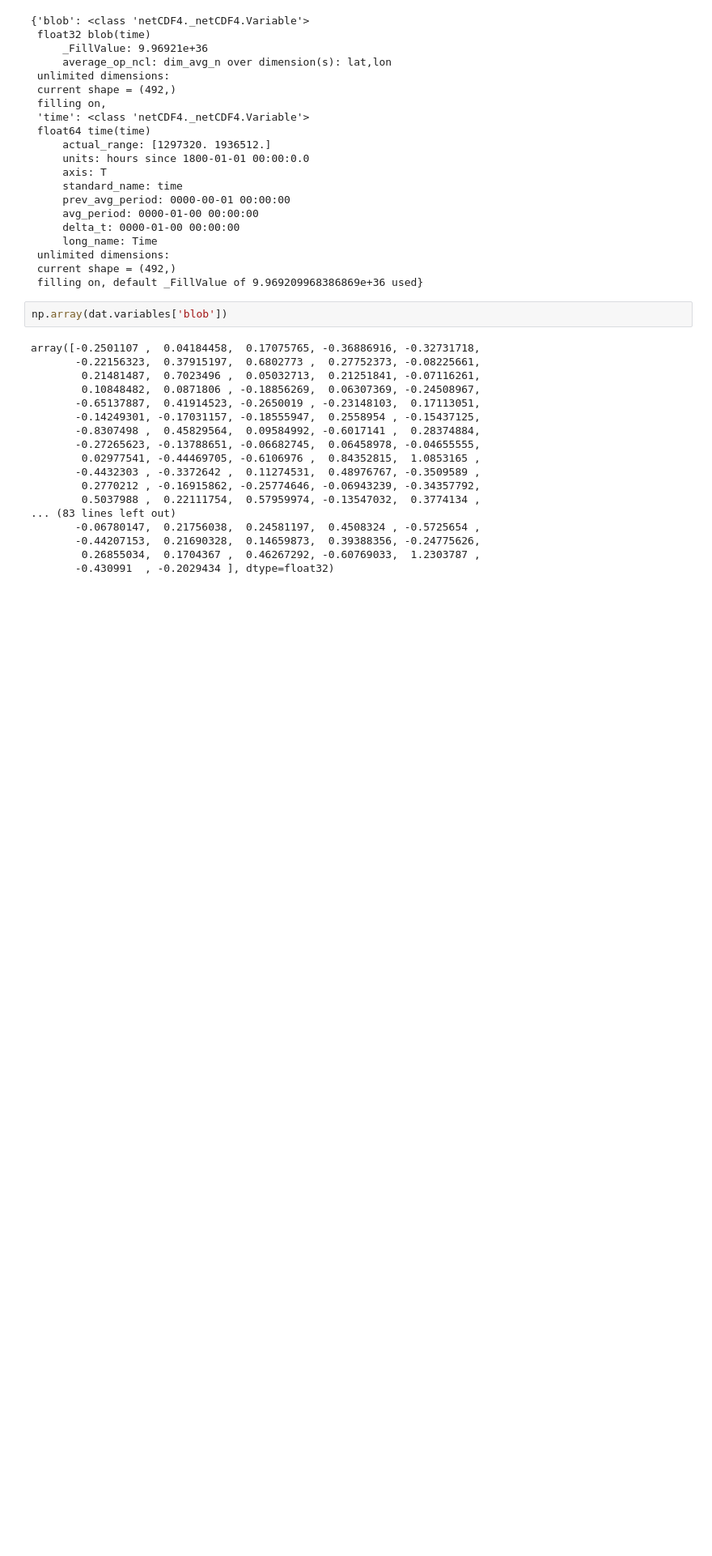
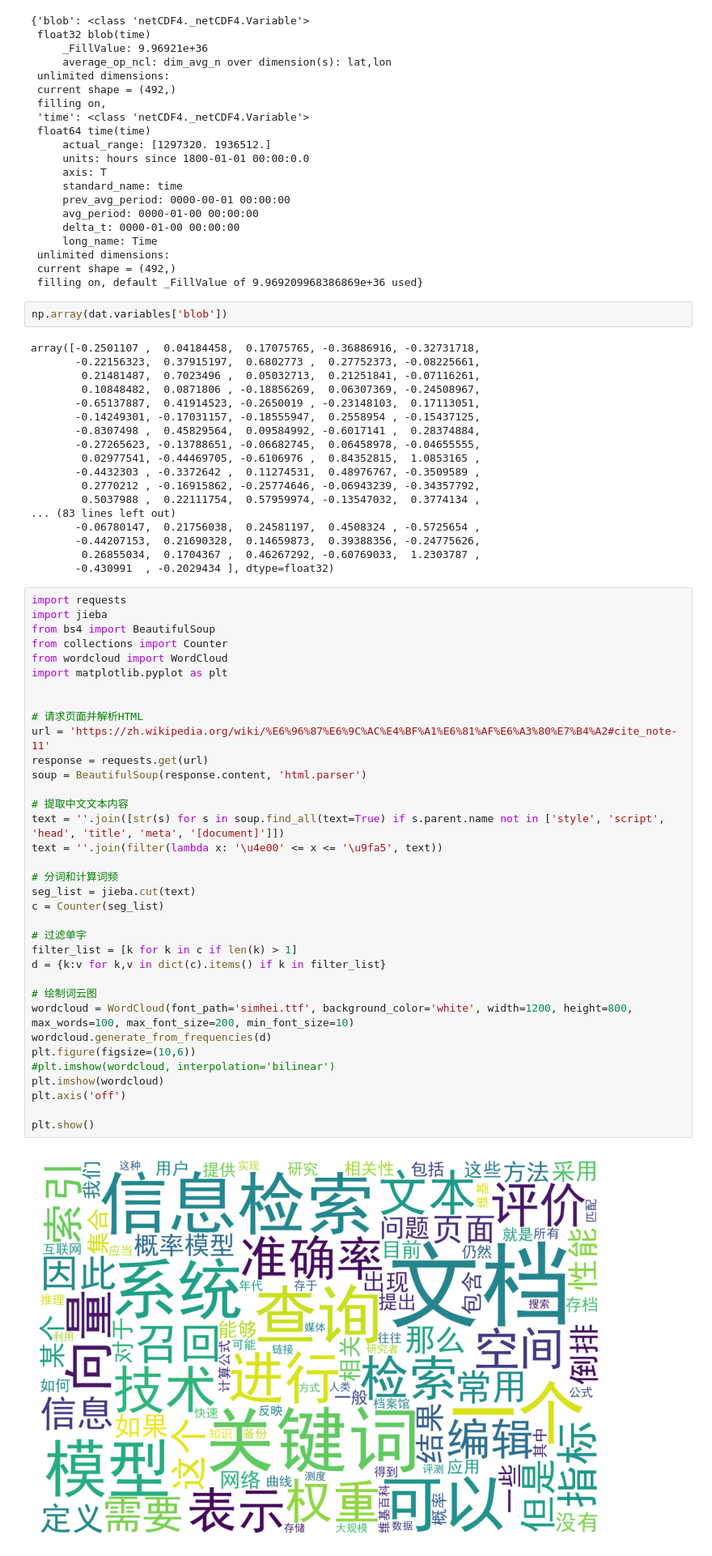
Before and after one commit to Yuhan-xue/heat_budget, a Jupyter notebook: try.ipynb, the cells around one changed output. Shown at 81% size. Cells and saved outputs as stored; diff of their text form; blank space fills up the shorter version.

```diff
--- a/try.ipynb
+++ b/try.ipynb
@@ -46,3 +46,40 @@ array([-0.2501107 ,  0.04184458,  0.17075765, -0.36886916, -0.32731718,
        -0.44207153,  0.21690328,  0.14659873,  0.39388356, -0.24775626,
         0.26855034,  0.1704367 ,  0.46267292, -0.60769033,  1.2303787 ,
        -0.430991  , -0.2029434 ], dtype=float32)
+# %%
+import requests
+import jieba
+from bs4 import BeautifulSoup
+from collections import Counter
+from wordcloud import WordCloud
+import matplotlib.pyplot as plt
+
+
+# 请求页面并解析HTML
+url = 'https://zh.wikipedia.org/wiki/%E6%96%87%E6%9C%AC%E4%BF%A1%E6%81%AF%E6%A3%80%E7%B4%A2#cite_note-11'
+response = requests.get(url)
+soup = BeautifulSoup(response.content, 'html.parser')
+
+# 提取中文文本内容
+text = ''.join([str(s) for s in soup.find_all(text=True) if s.parent.name not in ['style', 'script', 'head', 'title', 'meta', '[document]']])
+text = ''.join(filter(lambda x: '\u4e00' <= x <= '\u9fa5', text))
+
+# 分词和计算词频
+seg_list = jieba.cut(text)
+c = Counter(seg_list)
+
+# 过滤单字
+filter_list = [k for k in c if len(k) > 1]
+d = {k:v for k,v in dict(c).items() if k in filter_list}
+
+# 绘制词云图
+wordcloud = WordCloud(font_path='simhei.ttf', background_color='white', width=1200, height=800, max_words=100, max_font_size=200, min_font_size=10)
+wordcloud.generate_from_frequencies(d)
+plt.figure(figsize=(10,6))
+#plt.imshow(wordcloud, interpolation='bilinear')
+plt.imshow(wordcloud)
+plt.axis('off')
+
+plt.show()
+# %% [output]
+[figure, added]
```
Also changed, not shown: 9 other files.
